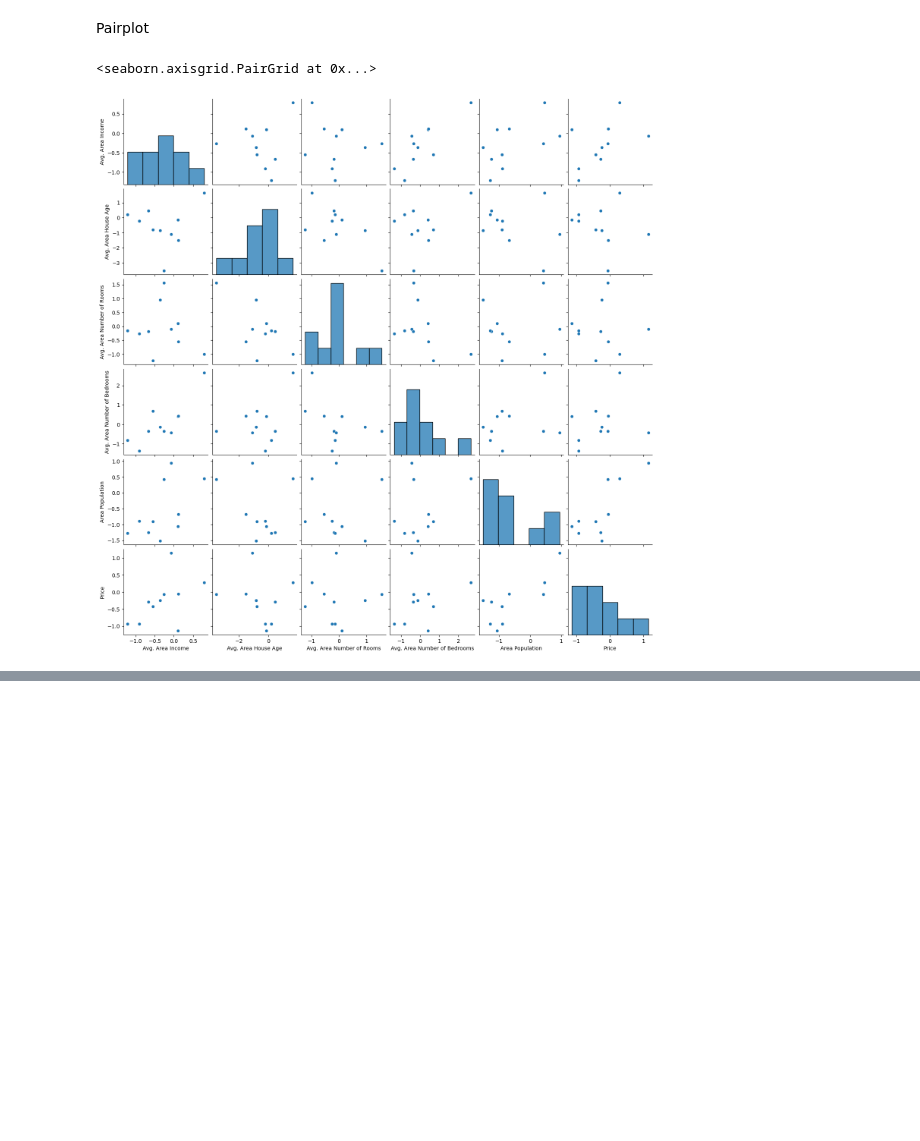
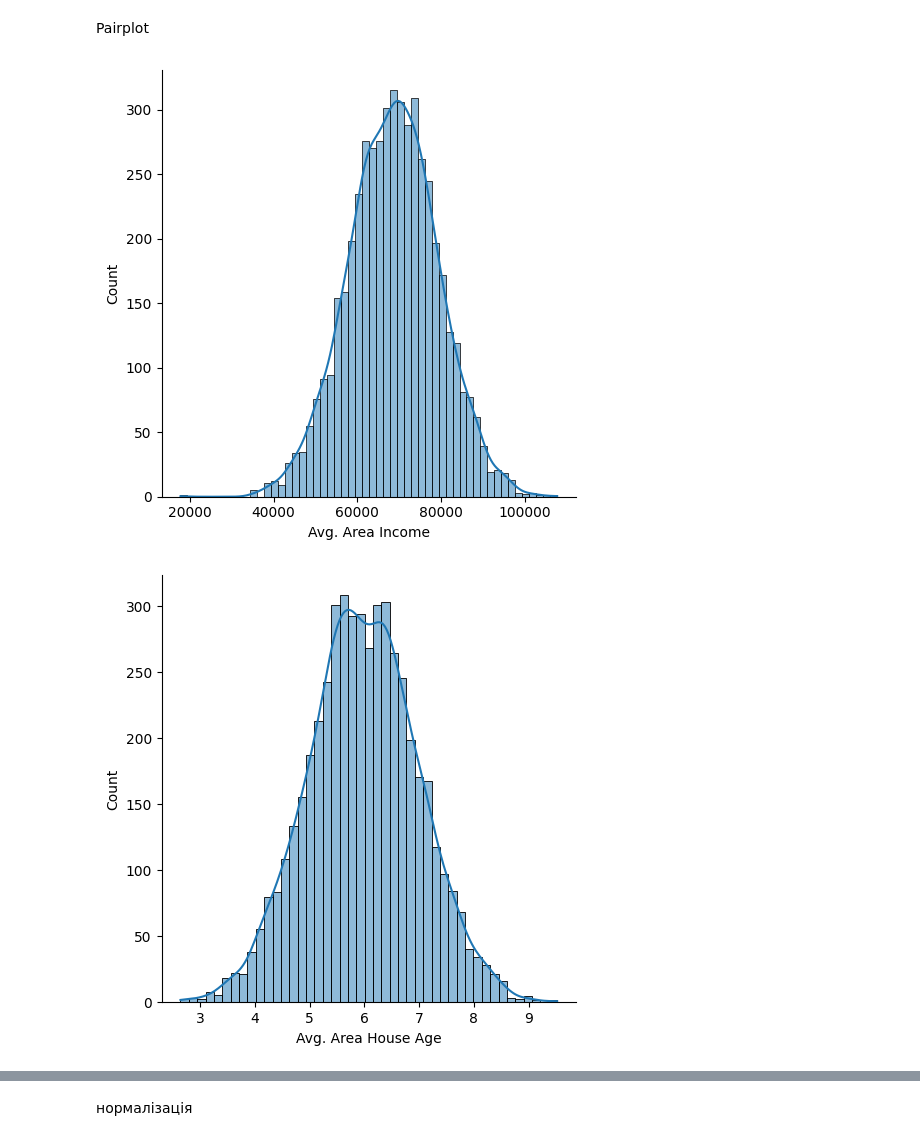
Before and after one commit to user3719431/data_analysis, a Jupyter notebook: lab1/lab1.ipynb, the cells around one changed output, grey strips where cells are left out. Saved outputs shown, nothing was run; the diff lists cells and outputs as text; code cells hidden in the pictures; blank space fills up the shorter version.

```diff
--- a/lab1/lab1.ipynb
+++ b/lab1/lab1.ipynb
@@ -83,7 +82,8 @@ boxplot = df.boxplot(grid=False, rot=45, fontsize=15)
 # %% [markdown]
 Pairplot
-# %%
-sns.pairplot(df, kind='scatter')
-# %% [output]
-<seaborn.axisgrid.PairGrid at 0x...>
-[figure, removed]
+# %%
+for i in countnious_col:
+    sns.displot(df[i], kde=True)
+# %% [output]
+[figure, added]
+[figure, added]
@@ -89,0 +93,2 @@ sns.pairplot(df, kind='scatter')
+# %% [markdown]
+нормалізація
```
Also changed, not shown: parts of 5 cells of this notebook.
